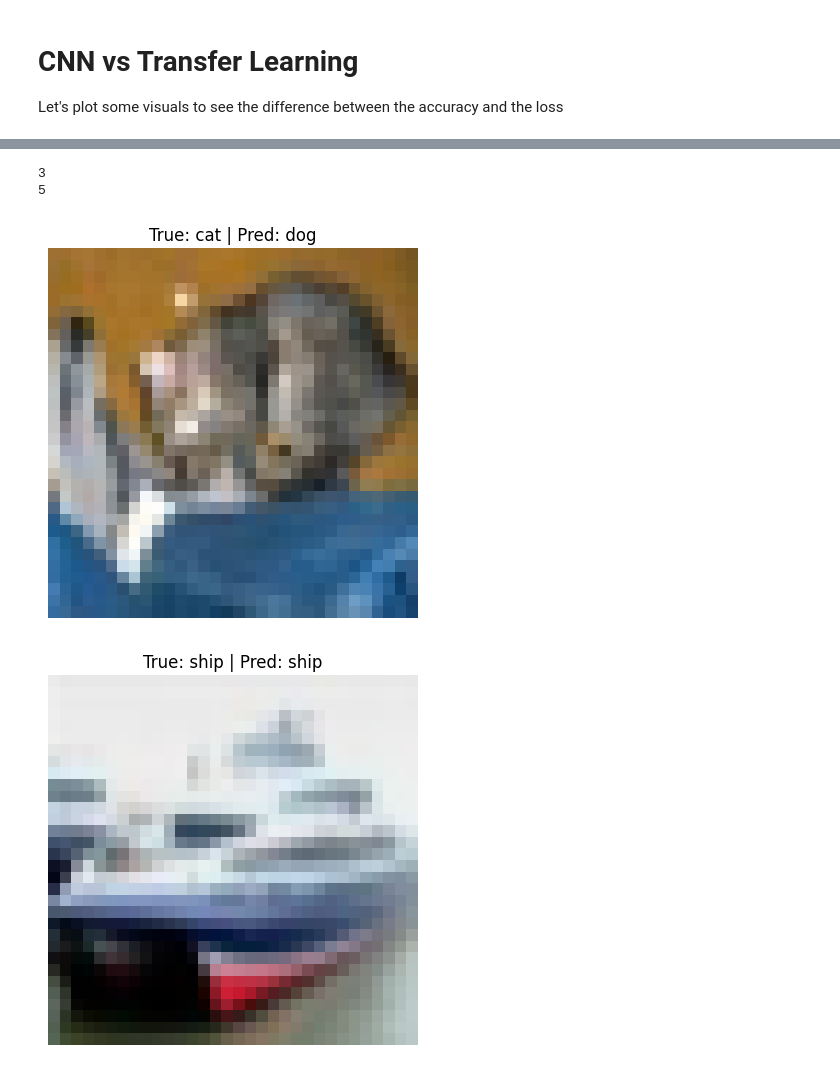
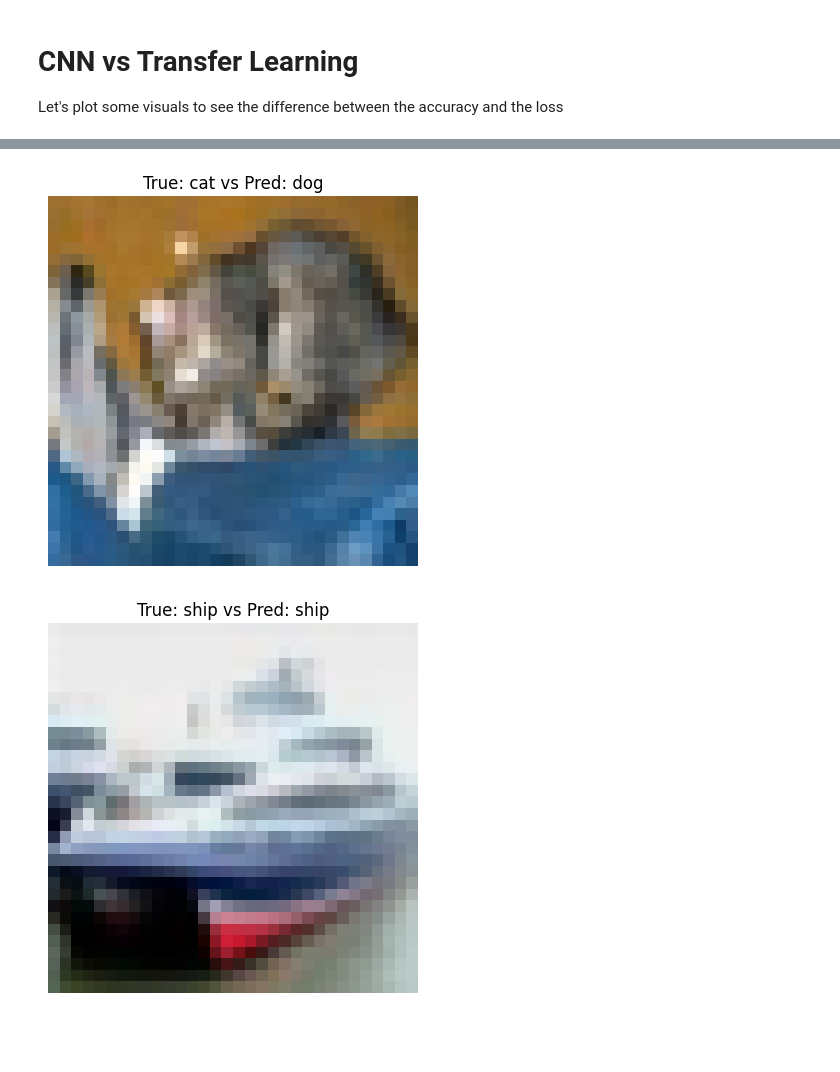
Before and after one commit to Vidhya-95/deep_learning, a Jupyter notebook: Deep_Learning_CNN.ipynb, the cells around one changed output, grey strips where cells are left out. Drawn from its saved outputs; the diff is of its cells as text; code cells hidden in the pictures; blank space fills up the shorter version.

Commit message:
Displayed images and added conclusion.

```diff
--- a/Deep_Learning_CNN.ipynb
+++ b/Deep_Learning_CNN.ipynb
@@ -321,25 +295,19 @@ y_pred = cnn_inceptionv3.predict(X_test)
-# %%
-print(int(y_test[0]))
-#print(list(y_pred[:5]))
-print(np.argmax(y_pred[0]))
-# %% [output]
-3
-5
 # %%
-# #Displaying sample predictions with images
-def plot_predictions(index):
+#Displaying sample predictions with images
+
+def plot_images(index):
     img = X_test[index]
-    true_label = class_names[int(y_test[index])]
-    pred_label = class_names[np.argmax(y_pred[index])]
+    true_label = class_names[int(y_test[index])]#Actual value
+    pred_label = class_names[np.argmax(y_pred[index])]#Predicted value
 
     plt.imshow(img)
-    plt.title(f"True: {true_label} | Pred: {pred_label}")
+    plt.title(f"True: {true_label} vs Pred: {pred_label}")
     plt.axis('off')
     plt.show()
 
-
+#Plotting first 5 images
 for i in range(5):
-    plot_predictions(i)
+    plot_images(i)
 # %% [output]
-[figure, old version]
+[figure, new version]
-[figure, old version]
+[figure, new version]
```
Also changed, not shown: parts of 24 cells of this notebook.
